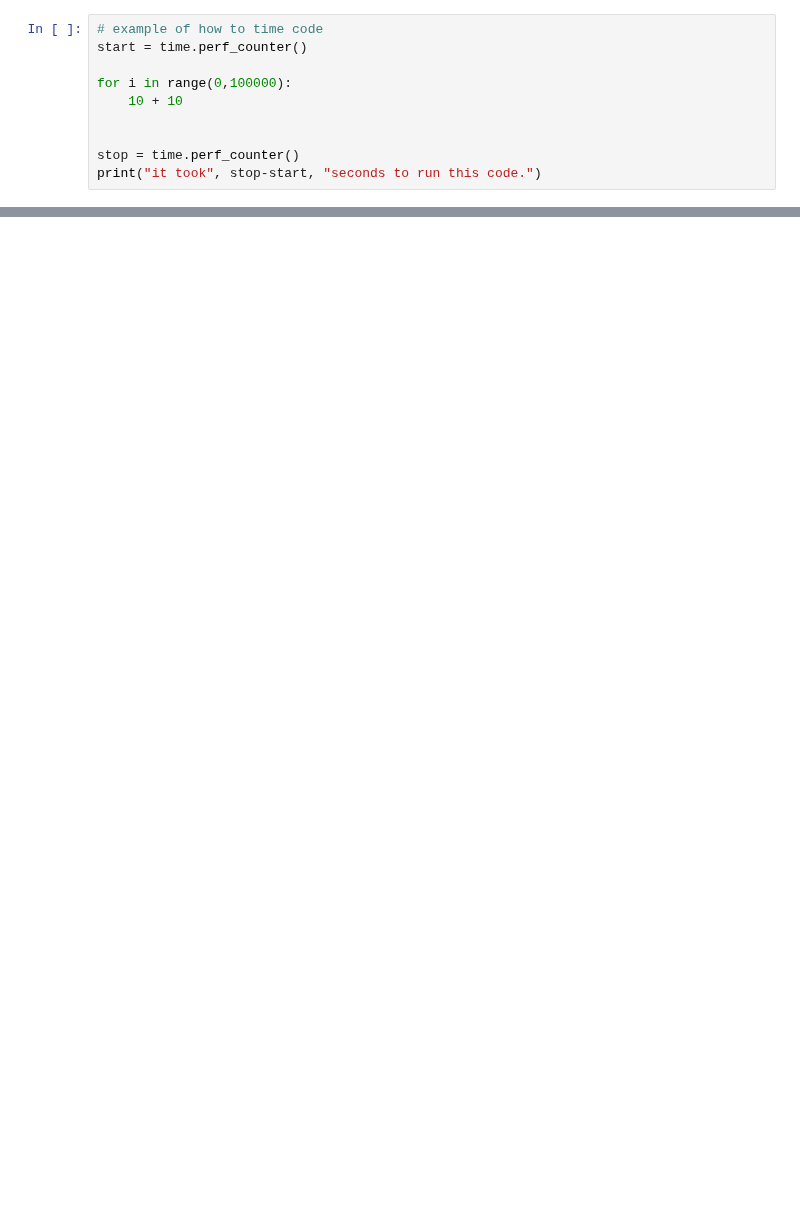
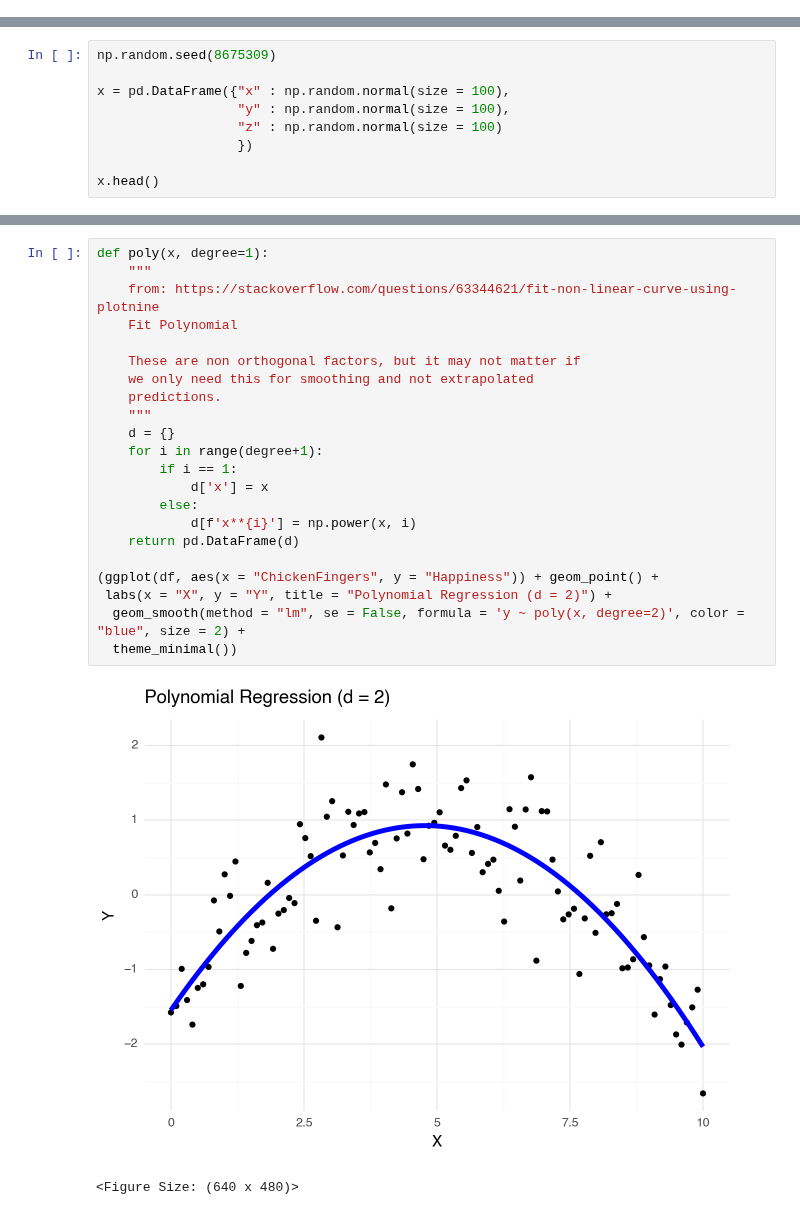
Before and after one commit to chelseaparlett/CPSC392ParlettPelleriti, a Jupyter notebook: Classwork/07_LinearRegressionII.ipynb, the cells around one changed output, grey strips where cells are left out. Drawn from its saved outputs; the diff is of its cells as text; blank space fills up the shorter version.

```diff
--- a/Classwork/07_LinearRegressionII.ipynb
+++ b/Classwork/07_LinearRegressionII.ipynb
@@ -38,10 +20,0 @@ I often get a lot of students who justify the use of TTS by saying that they wer
-# %%
-# example of how to time code
-start = time.perf_counter()
-
-for i in range(0,100000):
-    10 + 10
-
-
-stop = time.perf_counter()
-print("it took", stop-start, "seconds to run this code.")
@@ -308,0 +32,9 @@ def modelValidationSim(n = 100):
+# %%
+np.random.seed(8675309)
+
+x = pd.DataFrame({"x" : np.random.normal(size = 100),
+                  "y" : np.random.normal(size = 100),
+                  "z" : np.random.normal(size = 100)
+                  })
+
+x.head()
@@ -308,0 +211,25 @@ def modelValidationSim(n = 100):
+# %%
+def poly(x, degree=1):
+    """
+    from: https://stackoverflow.com/questions/63344621/fit-non-linear-curve-using-plotnine
+    Fit Polynomial
+
+    These are non orthogonal factors, but it may not matter if
+    we only need this for smoothing and not extrapolated
+    predictions.
+    """
+    d = {}
+    for i in range(degree+1):
+        if i == 1:
+            d['x'] = x
+        else:
+            d[f'x**{i}'] = np.power(x, i)
+    return pd.DataFrame(d)
+
+(ggplot(df, aes(x = "ChickenFingers", y = "Happiness")) + geom_point() +
+ labs(x = "X", y = "Y", title = "Polynomial Regression (d = 2)") +
+  geom_smooth(method = "lm", se = False, formula = 'y ~ poly(x, degree=2)', color = "blue", size = 2) +
+  theme_minimal())
+# %% [output]
+[figure, added]
+<Figure Size: (640 x 480)>
```
Also changed, not shown: parts of 29 cells of this notebook, 1 other file.
